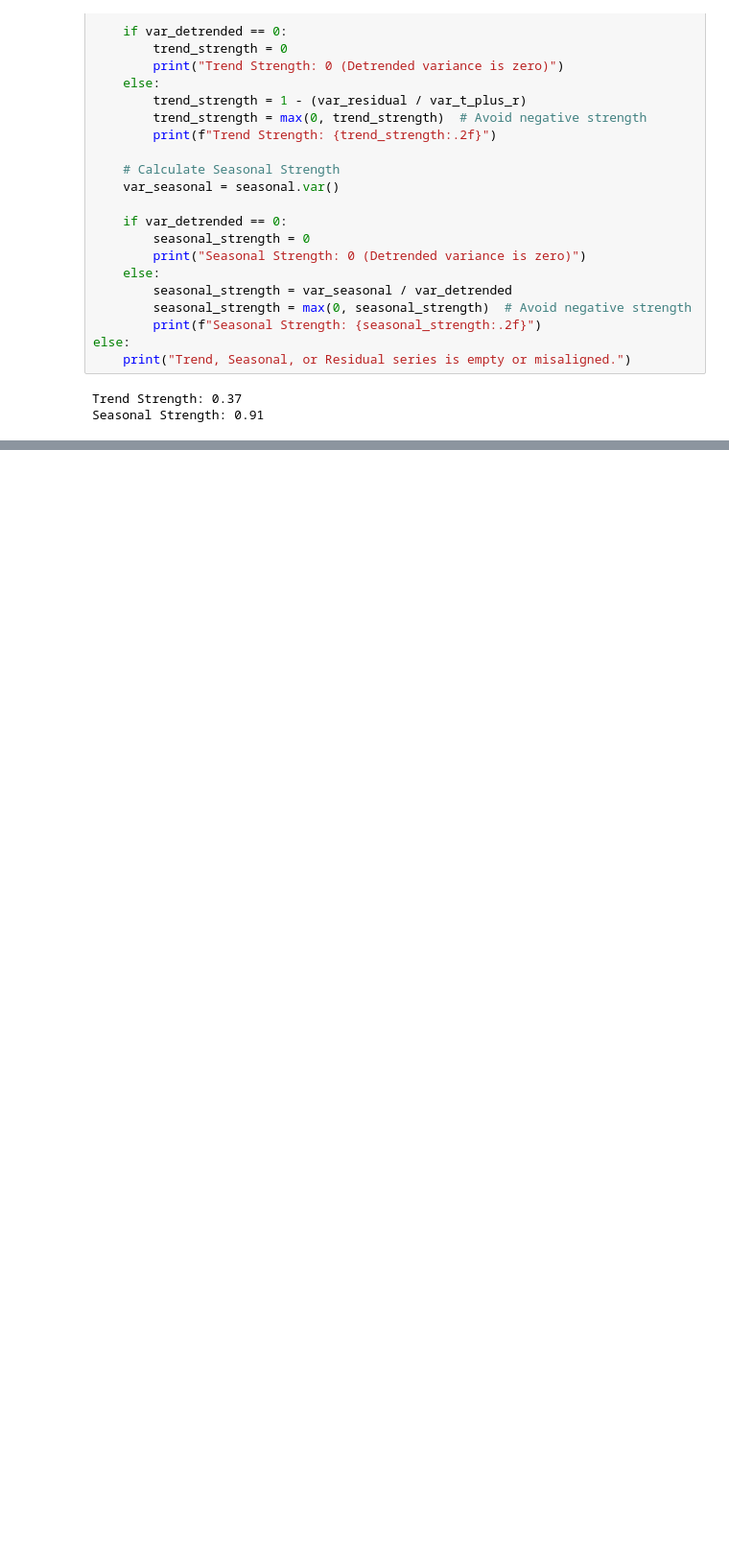
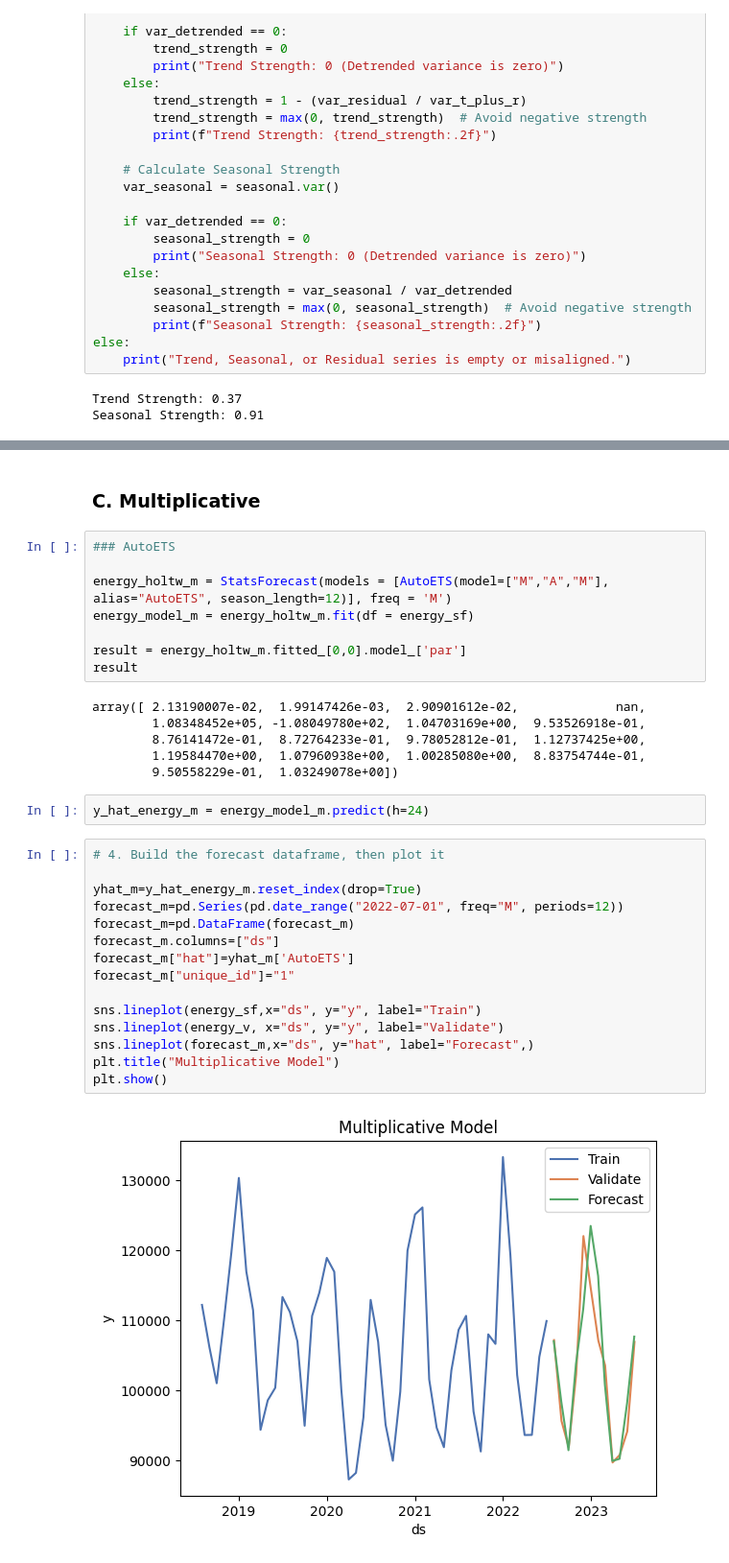
Before and after one commit to fred-lindsey/msa_ml_repo, a Jupyter notebook: time_series_hw_1.ipynb, the cells around one changed output, grey strips where cells are left out. Shown at 96% size. Cells and saved outputs as stored; diff of their text form; blank space fills up the shorter version.

```diff
--- a/time_series_hw_1.ipynb
+++ b/time_series_hw_1.ipynb
@@ -457,0 +657,35 @@ Seasonal Strength: 0.91
+# %% [markdown]
+### C. Multiplicative
+# %%
+### AutoETS
+
+energy_holtw_m = StatsForecast(models = [AutoETS(model=["M","A","M"],  alias="AutoETS", season_length=12)], freq = 'M')
+energy_model_m = energy_holtw_m.fit(df = energy_sf)
+
+result = energy_holtw_m.fitted_[0,0].model_['par']
+result
+# %% [output]
+array([ 2.13190007e-02,  1.99147426e-03,  2.90901612e-02,             nan,
+        1.08348452e+05, -1.08049780e+02,  1.04703169e+00,  9.53526918e-01,
+        8.76141472e-01,  8.72764233e-01,  9.78052812e-01,  1.12737425e+00,
+        1.19584470e+00,  1.07960938e+00,  1.00285080e+00,  8.83754744e-01,
+        9.50558229e-01,  1.03249078e+00])
+# %%
+y_hat_energy_m = energy_model_m.predict(h=24)
+# %%
+# 4. Build the forecast dataframe, then plot it
+
+yhat_m=y_hat_energy_m.reset_index(drop=True)
+forecast_m=pd.Series(pd.date_range("2022-07-01", freq="M", periods=12))
+forecast_m=pd.DataFrame(forecast_m)
+forecast_m.columns=["ds"]
+forecast_m["hat"]=yhat_m['AutoETS']
+forecast_m["unique_id"]="1"
+
+sns.lineplot(energy_sf,x="ds", y="y", label="Train")
+sns.lineplot(energy_v, x="ds", y="y", label="Validate")
+sns.lineplot(forecast_m,x="ds", y="hat", label="Forecast",)
+plt.title("Multiplicative Model")
+plt.show()
+# %% [output]
+[figure, added]
```
Also changed, not shown: parts of 86 cells of this notebook, 25 other files.
